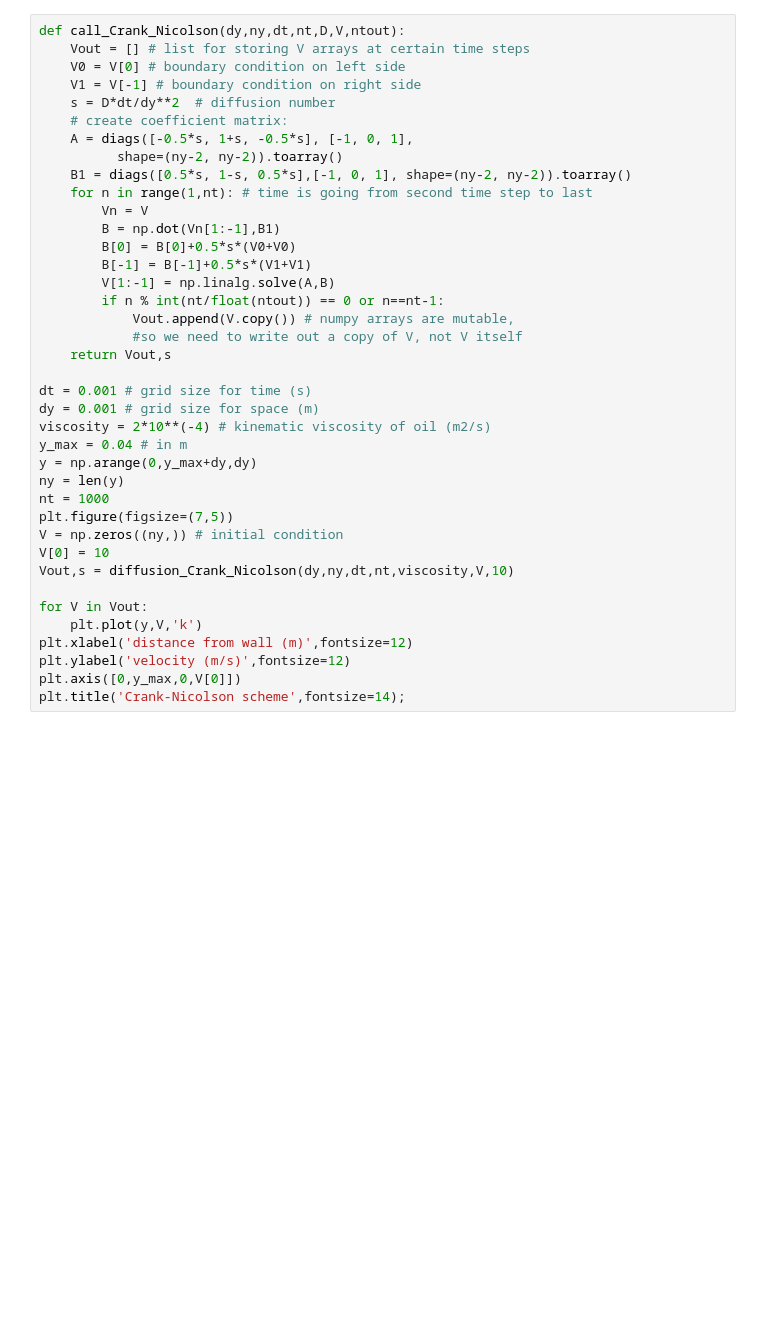
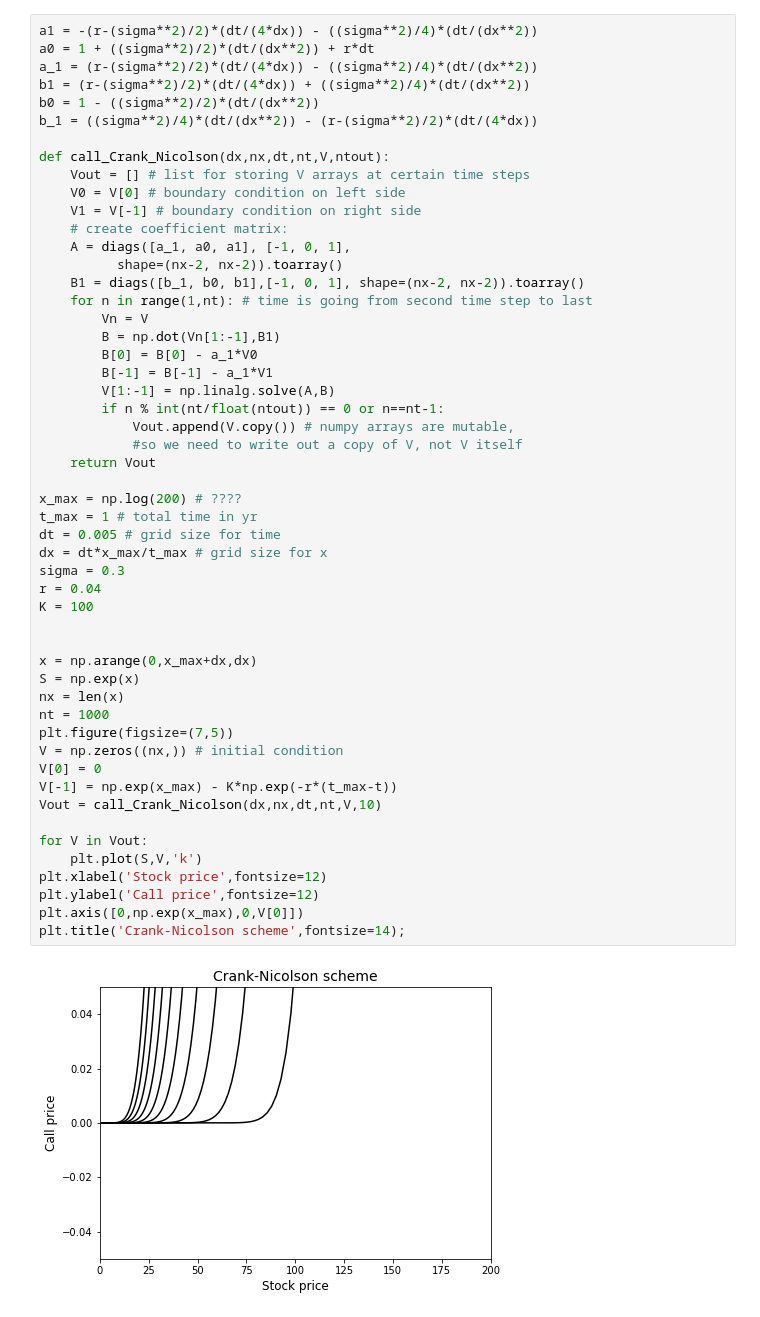
Before and after one commit to WillemJan9519/SPFDM3, a Jupyter notebook: SPFDM 3.ipynb, the cells around one changed output. Saved outputs shown, nothing was run; the diff lists cells and outputs as text; blank space fills up the shorter version.

Commit message:
start with Crank-Nickolson

```diff
--- a/SPFDM 3.ipynb
+++ b/SPFDM 3.ipynb
@@ -82,39 +77,54 @@ Text(0, 0.5, 'Call price')
 # %%
-def call_Crank_Nicolson(dy,ny,dt,nt,D,V,ntout):
+a1 = -(r-(sigma**2)/2)*(dt/(4*dx)) - ((sigma**2)/4)*(dt/(dx**2))
+a0 = 1 + ((sigma**2)/2)*(dt/(dx**2)) + r*dt
+a_1 = (r-(sigma**2)/2)*(dt/(4*dx)) - ((sigma**2)/4)*(dt/(dx**2))
+b1 = (r-(sigma**2)/2)*(dt/(4*dx)) + ((sigma**2)/4)*(dt/(dx**2))
+b0 = 1 - ((sigma**2)/2)*(dt/(dx**2))
+b_1 = ((sigma**2)/4)*(dt/(dx**2)) - (r-(sigma**2)/2)*(dt/(4*dx))
+
+def call_Crank_Nicolson(dx,nx,dt,nt,V,ntout):
     Vout = [] # list for storing V arrays at certain time steps
     V0 = V[0] # boundary condition on left side
     V1 = V[-1] # boundary condition on right side
-    s = D*dt/dy**2  # diffusion number
     # create coefficient matrix:
-    A = diags([-0.5*s, 1+s, -0.5*s], [-1, 0, 1],
-          shape=(ny-2, ny-2)).toarray()
-    B1 = diags([0.5*s, 1-s, 0.5*s],[-1, 0, 1], shape=(ny-2, ny-2)).toarray()
+    A = diags([a_1, a0, a1], [-1, 0, 1],
+          shape=(nx-2, nx-2)).toarray()
+    B1 = diags([b_1, b0, b1],[-1, 0, 1], shape=(nx-2, nx-2)).toarray()
     for n in range(1,nt): # time is going from second time step to last
         Vn = V
         B = np.dot(Vn[1:-1],B1)
-        B[0] = B[0]+0.5*s*(V0+V0)
-        B[-1] = B[-1]+0.5*s*(V1+V1)
+        B[0] = B[0] - a_1*V0
+        B[-1] = B[-1] - a_1*V1
         V[1:-1] = np.linalg.solve(A,B)
         if n % int(nt/float(ntout)) == 0 or n==nt-1:
             Vout.append(V.copy()) # numpy arrays are mutable,
             #so we need to write out a copy of V, not V itself
-    return Vout,s
+    return Vout
 
-dt = 0.001 # grid size for time (s)
-dy = 0.001 # grid size for space (m)
-viscosity = 2*10**(-4) # kinematic viscosity of oil (m2/s)
-y_max = 0.04 # in m
-y = np.arange(0,y_max+dy,dy)
-ny = len(y)
+x_max = np.log(200) # ????
+t_max = 1 # total time in yr
+dt = 0.005 # grid size for time
+dx = dt*x_max/t_max # grid size for x
+sigma = 0.3
+r = 0.04
+K = 100
+
+
+x = np.arange(0,x_max+dx,dx)
+S = np.exp(x)
+nx = len(x)
 nt = 1000
 plt.figure(figsize=(7,5))
-V = np.zeros((ny,)) # initial condition
-V[0] = 10
-Vout,s = diffusion_Crank_Nicolson(dy,ny,dt,nt,viscosity,V,10)
+V = np.zeros((nx,)) # initial condition
+V[0] = 0
+V[-1] = np.exp(x_max) - K*np.exp(-r*(t_max-t))
+Vout = call_Crank_Nicolson(dx,nx,dt,nt,V,10)
 
 for V in Vout:
-    plt.plot(y,V,'k')
-plt.xlabel('distance from wall (m)',fontsize=12)
-plt.ylabel('velocity (m/s)',fontsize=12)
-plt.axis([0,y_max,0,V[0]])
+    plt.plot(S,V,'k')
+plt.xlabel('Stock price',fontsize=12)
+plt.ylabel('Call price',fontsize=12)
+plt.axis([0,np.exp(x_max),0,V[0]])
 plt.title('Crank-Nicolson scheme',fontsize=14);
+# %% [output]
+[figure, added]
```
Also changed, not shown: parts of 2 cells of this notebook.
